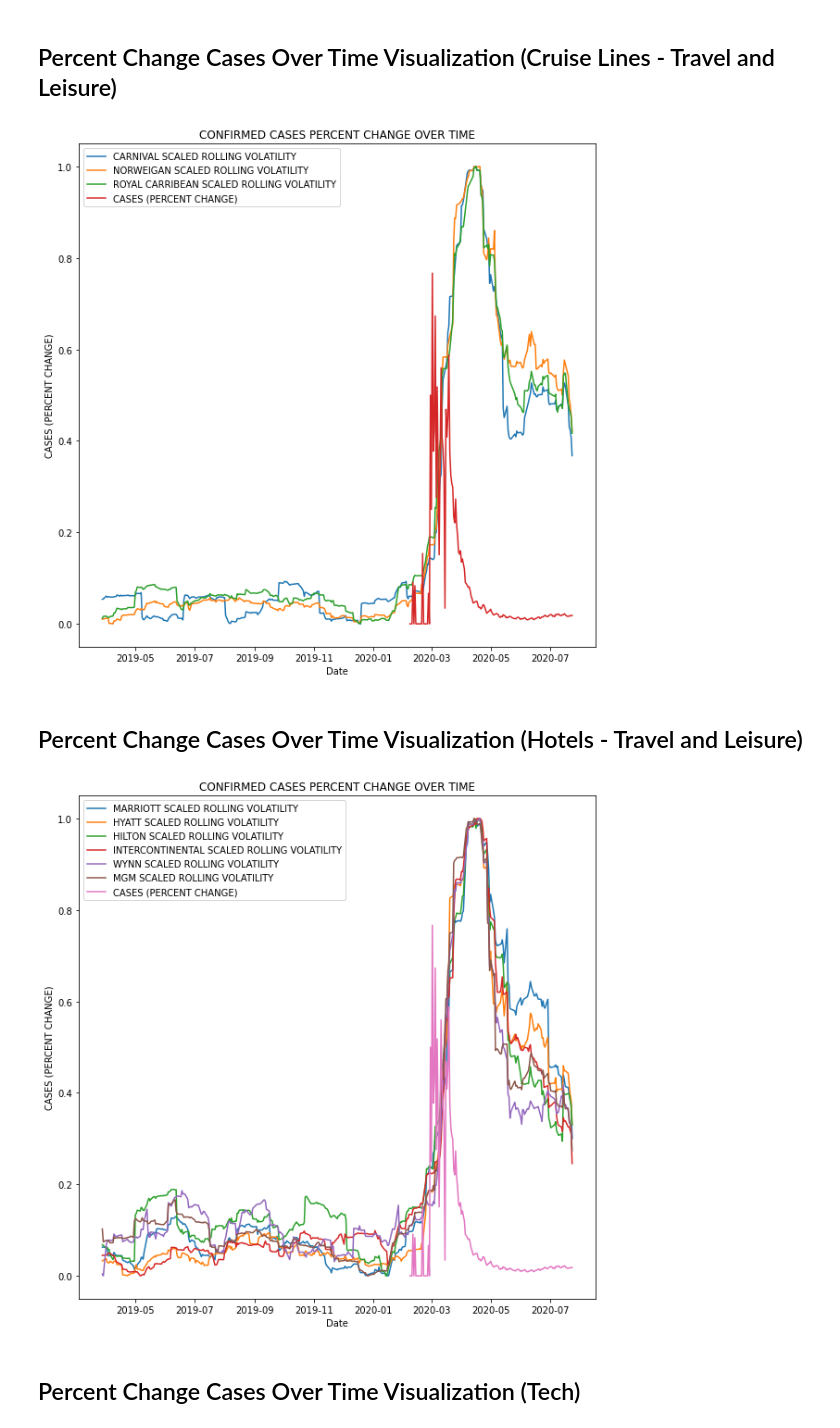
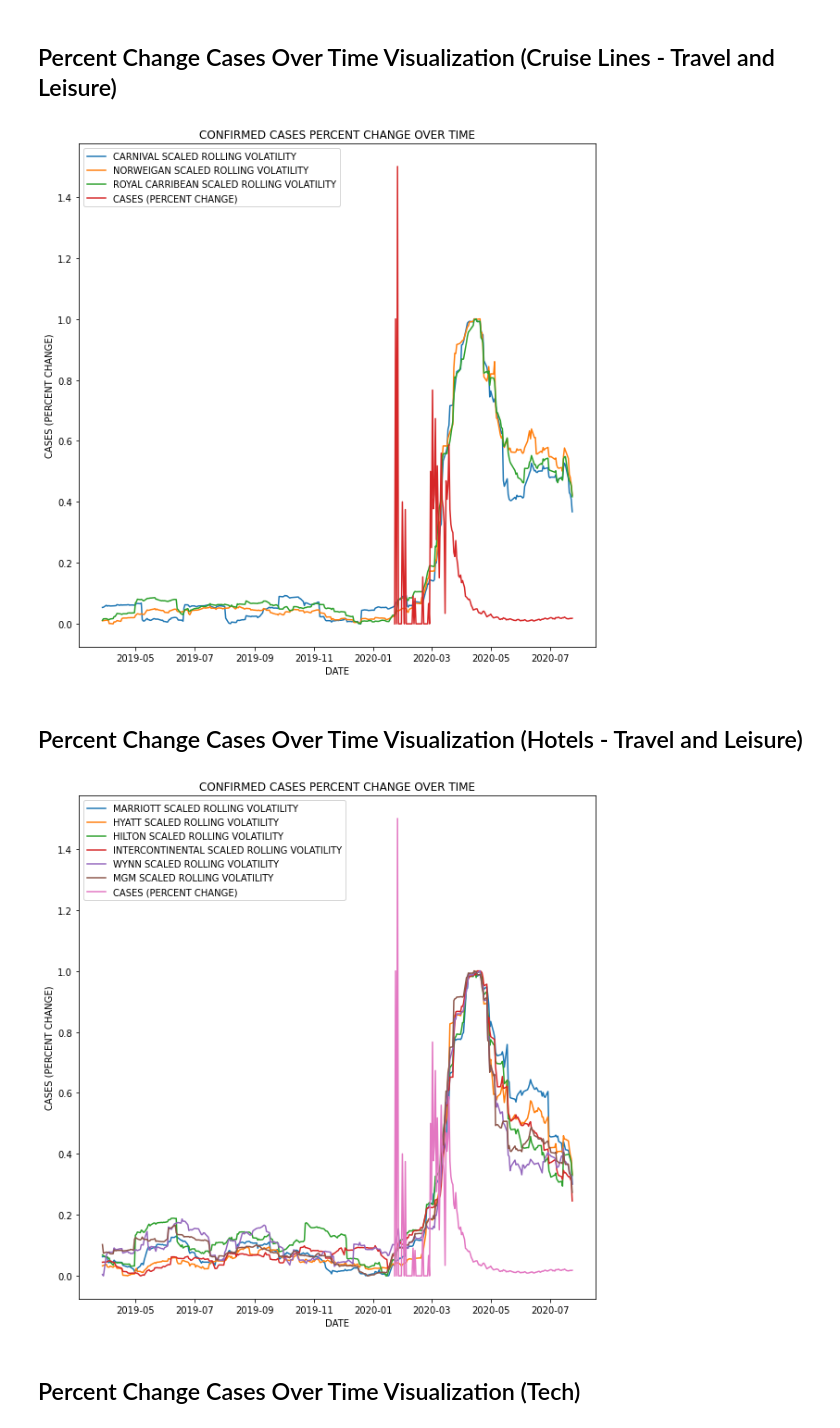
Before and after one commit to platypus-capital/options, a Jupyter notebook: jupyter/Covid_Analysis.ipynb, the cells around one changed output. Saved outputs shown, nothing was run; the diff lists cells and outputs as text; code cells hidden in the pictures.

```diff
--- a/jupyter/Covid_Analysis.ipynb
+++ b/jupyter/Covid_Analysis.ipynb
@@ -35,7 +35,7 @@ os.remove('time_series_covid19_confirmed_global.csv')
 ## Covid-19 US Delta Day Cases
 Associated this metric with historical volatility to find a coorelation or pattern to trade on.  This will also serve as our normalization method on this metric.
 # %%
-us_cases = confirmed_df[confirmed_df['Country/Region'] == 'US'].iloc[:,20:].melt(var_name='Date', value_name='Confirmed Cases', col_level=0)
+us_cases = confirmed_df[confirmed_df['Country/Region'] == 'US'].iloc[:,4:].melt(var_name='Date', value_name='Confirmed Cases', col_level=0)
 us_cases['Date'] = pd.to_datetime(us_cases['Date'])
 us_cases['Percent Change'] = (us_cases['Confirmed Cases'] - us_cases['Confirmed Cases'].shift(1).fillna(0))/us_cases['Confirmed Cases'].shift(1).fillna(0)
 us_cases.set_index('Date', inplace=True)
@@ -78,30 +92,30 @@ plt.plot(volatility('CCL'), label="CARNIVAL SCALED ROLLING VOLATILITY")
 plt.plot(volatility('NCLH'), label="NORWEIGAN SCALED ROLLING VOLATILITY")
 plt.plot(volatility('RCL'), label="ROYAL CARRIBEAN SCALED ROLLING VOLATILITY")
 plt.plot(us_cases['Percent Change'], label="CASES (PERCENT CHANGE)")
-plt.xlabel('Date')
+plt.xlabel('DATE')
 plt.ylabel('CASES (PERCENT CHANGE)')
 plt.title('CONFIRMED CASES PERCENT CHANGE OVER TIME')
 plt.legend()
 plt.show()
 # %% [output]
-[figure, old version]
+[figure, new version]
 # %% [markdown]
 ## Percent Change Cases Over Time Visualization (Hotels - Travel and Leisure)
 # %%
 plt.plot(volatility('MAR'), label="MARRIOTT SCALED ROLLING VOLATILITY")
 plt.plot(volatility('H'), label="HYATT SCALED ROLLING VOLATILITY")
 plt.plot(volatility('HLT'), label="HILTON SCALED ROLLING VOLATILITY")
 plt.plot(volatility('IHG'), label="INTERCONTINENTAL SCALED ROLLING VOLATILITY")
 plt.plot(volatility('WYNN'), label="WYNN SCALED ROLLING VOLATILITY")
 plt.plot(volatility('MGM'), label="MGM SCALED ROLLING VOLATILITY")
 plt.plot(us_cases['Percent Change'], label="CASES (PERCENT CHANGE)")
-plt.xlabel('Date')
+plt.xlabel('DATE')
 plt.ylabel('CASES (PERCENT CHANGE)')
 plt.title('CONFIRMED CASES PERCENT CHANGE OVER TIME')
 plt.legend()
 plt.show()
 # %% [output]
-[figure, old version]
+[figure, new version]
 # %% [markdown]
 ## Percent Change Cases Over Time Visualization (Tech)
 # %%
```
Also changed, not shown: parts of 6 cells of this notebook.
